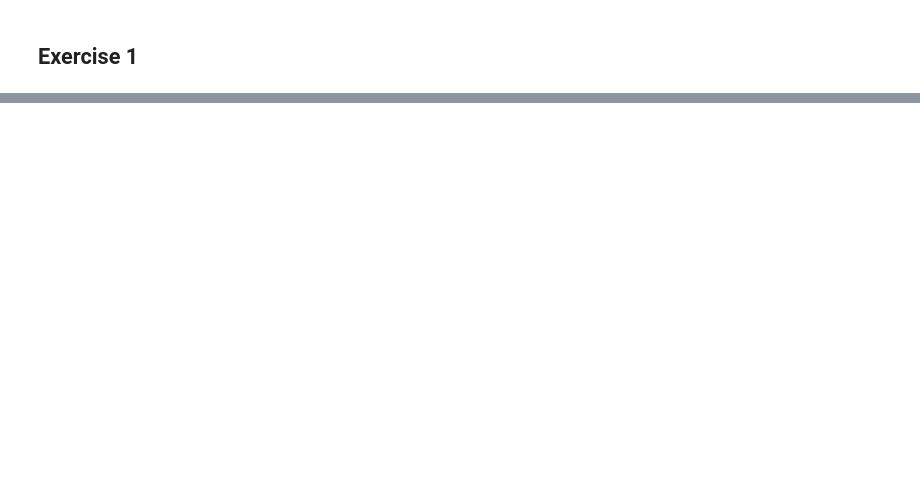
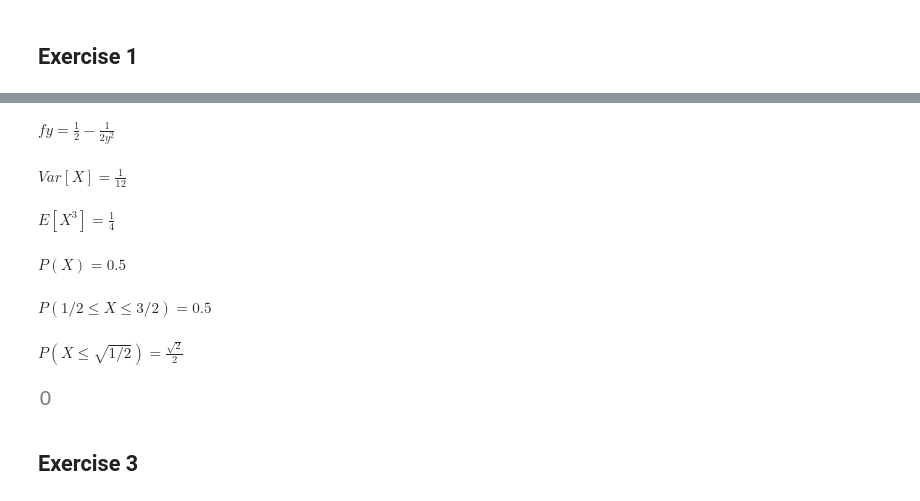
Before and after one commit to nickcernean/SMP_Exercises, a Jupyter notebook: Exam_Sessions/WiseflowExam_2022Re_exam.ipynb, the cells around one changed output, grey strips where cells are left out. Cells and saved outputs as stored; diff of their text form; code cells hidden in the pictures; blank space fills up the shorter version.

```diff
--- a/Exam_Sessions/WiseflowExam_2022Re_exam.ipynb
+++ b/Exam_Sessions/WiseflowExam_2022Re_exam.ipynb
@@ -92 +164,54 @@ $\displaystyle \left[\begin{matrix}0 & 0 & 0\end{matrix}\right]$
+# %%
+## c
+x,y = sp.symbols('x,y ')
+f_x_y = x/(y**2)
+
+res_1 = sp.integrate(f_x_y,  (x, 1, y))
+
+display(Math( 'fy='+ latex(res_1)))
+# %% [output]
+$\displaystyle fy=\frac{1}{2} - \frac{1}{2 y^{2}}$
+# %%
+## d
+x,y = sp.symbols('x y')
+
+fX = 1
+EX = sp.integrate(x*fX,(x,0,1))
+EX2 = sp.integrate(x*x*fX,(x,0,1))
+VarX = EX2 - EX*EX
+EX3 = sp.integrate(x*x*x*fX,(x,0,1))
+display(Latex(r'$Var[X] = %s$' % sp.latex(VarX)))
+display(Latex(r'$E[X^3] = %s$' % sp.latex(EX3)))
+
+
+P_between = sp.integrate(fX,(x,1/2,1)) #upper bound for x is 1 therefore 3/2 exceeds and we should not pass it, pass 1 instead
+PXleq3half = sp.integrate(fX,(x,0,1)) #upper bound for x is 1 therefore 3/2 exceeds and we should not pass it, pass 1 instead
+pXbig1half = sp.integrate(fX,(x,1/2,1))
+sqr = sp.sqrt(2)
+PXleqSqrthalf = sp.integrate(fX,(x,0,1/sp.sqrt(2)))
+display(Latex(r'$P(X) = %s$' % sp.latex(PXleq3half - pXbig1half))),
+
+display(Latex(r'$P(1/2 \leq X \leq 3/2) = %s$' % sp.latex(P_between)))
+display(Latex(r'$P(X \leq \sqrt{1/2}) = %s$' % sp.latex(PXleqSqrthalf)))
+# display(Latex(r'$P(X \leq \sqrt{1/2}) = %s$' % sp.latex(PXleqSqrthalf*(sp)))
+
+
+jointPDF = x/y**2
+marginPDFY_01 = sp.integrate(jointPDF,(x,0,y))
+marginPDFY_1 = sp.integrate(jointPDF,(x,0,1))
+marginPDFY_01,marginPDFY_1
+
+gXY = x*y**(1/2)
+EXY = sp.integrate(gXY*jointPDF,(x,0,1),(y,1,sp.oo))
+covXSQRTy = EXY - EX*(4/3)
+display(covXSQRTy)
+# %% [output]
+$Var[X] = \frac{1}{12}$
+$E[X^3] = \frac{1}{4}$
+$P(X) = 0.5$
+$P(1/2 \leq X \leq 3/2) = 0.5$
+$P(X \leq \sqrt{1/2}) = \frac{\sqrt{2}}{2}$
+[figure, added]
+# %% [markdown]
+## Exercise 3
 # %%
```
Also changed, not shown: parts of 44 cells of this notebook, 20 other files.
